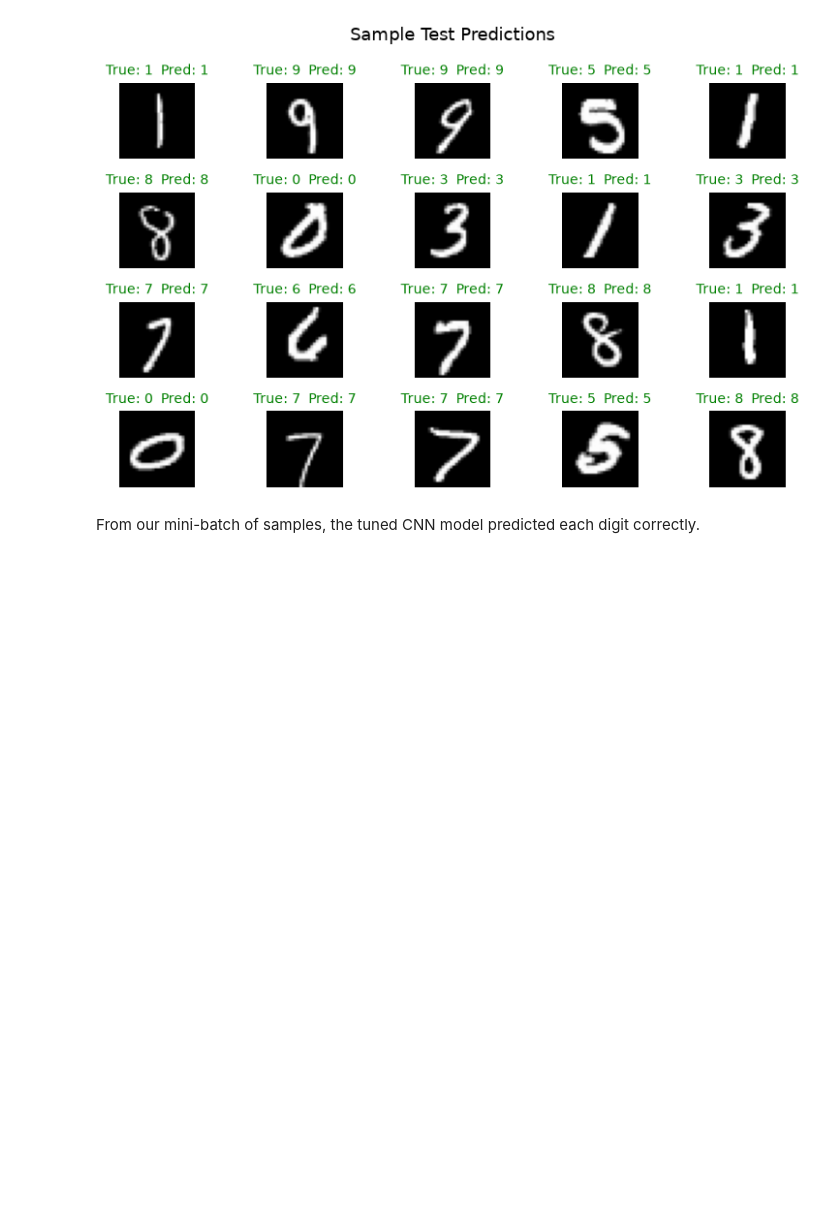
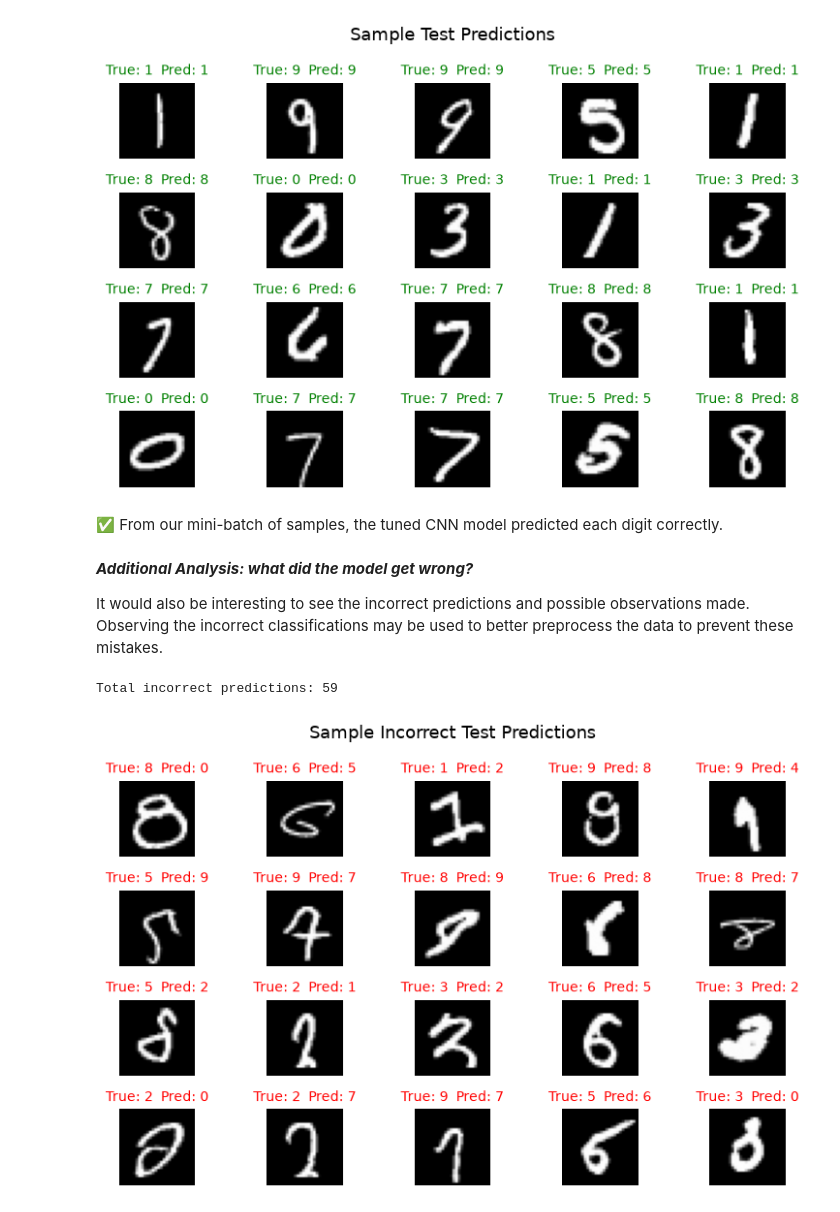
Before and after one commit to giddygarcia/computer-vision-mnist, a Jupyter notebook: mnist-digit-recognizer.ipynb, the cells around one changed output. Cells and saved outputs as stored; diff of their text form; code cells hidden in the pictures; blank space fills up the shorter version.

```diff
--- a/mnist-digit-recognizer.ipynb
+++ b/mnist-digit-recognizer.ipynb
@@ -707,4 +840,48 @@ plt.show()
 # %% [output]
 [figure]
 # %% [markdown]
-From our mini-batch of samples, the tuned CNN model predicted each digit correctly.
+✅ From our mini-batch of samples, the tuned CNN model predicted each digit correctly.
+# %% [markdown]
+***Additional Analysis: what did the model get wrong?***
+
+It would also be interesting to see the incorrect predictions and possible observations made. Observing the incorrect classifications may be used to better preprocess the data to prevent these mistakes.
+# %%
+all_wrong_x = []
+all_wrong_y = []
+all_wrong_preds = []
+
+cnn_tuned_model.eval()
+
+with torch.no_grad():
+    for x_batch, y_batch in cnn_tuned_dm.test_dataloader():
+        preds = cnn_tuned_model(x_batch.to(device)).argmax(1).cpu()
+
+        wrong = preds != y_batch
+
+        all_wrong_x.append(x_batch[wrong])
+        all_wrong_y.append(y_batch[wrong])
+        all_wrong_preds.append(preds[wrong])
+
+x_wrong = torch.cat(all_wrong_x)
+y_wrong = torch.cat(all_wrong_y)
+pred_wrong = torch.cat(all_wrong_preds)
+
+print(f"Total incorrect predictions: {len(x_wrong)}")
+
+fig, axes = plt.subplots(4, 5, figsize=(8, 5))
+
+for i, ax in enumerate(axes.flatten()):
+    img = x_wrong[i].numpy().reshape(28, 28)
+    true = y_wrong[i].item()
+    pred = pred_wrong[i].item()
+
+    ax.imshow(img, cmap="gray")
+    ax.set_title(f"True: {true}  Pred: {pred}", color="red", fontsize=10)
+    ax.axis("off")
+
+plt.suptitle("Sample Incorrect Test Predictions", fontsize=13)
+plt.tight_layout()
+plt.show()
+# %% [output]
+Total incorrect predictions: 59
+[figure, added]
```
Also changed, not shown: parts of 39 cells of this notebook, 12 other files.
